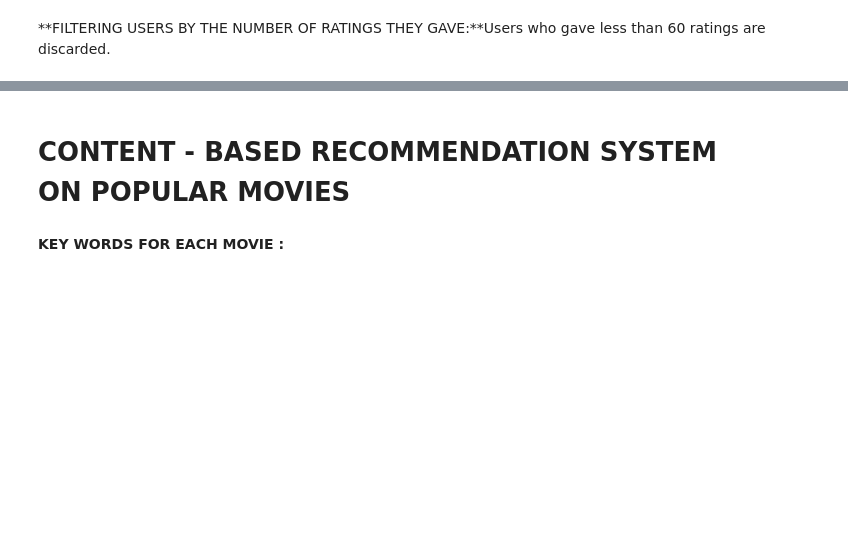
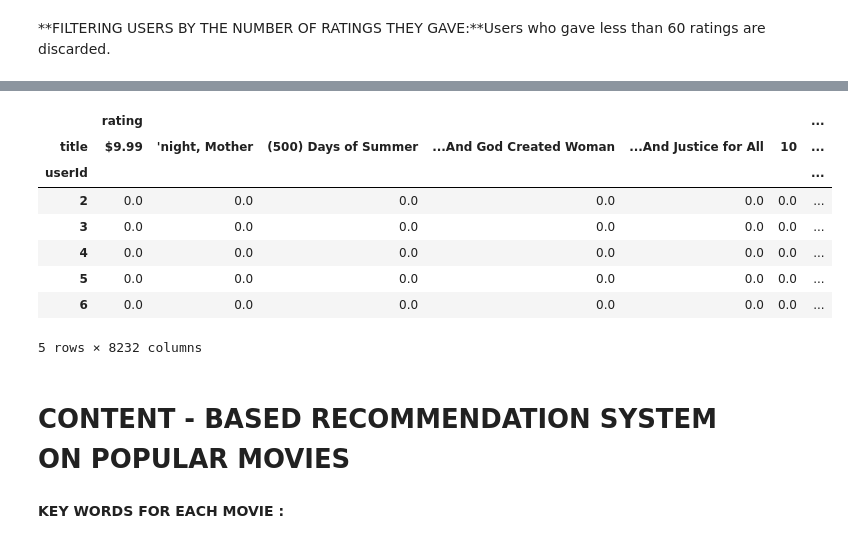
Before and after one commit to disha2sinha/Movie-Recommendation-System, a Jupyter notebook: Recommendation_System.ipynb, the cells around one changed output, grey strips where cells are left out. Saved outputs shown, nothing was run; the diff lists cells and outputs as text; code cells hidden in the pictures; blank space fills up the shorter version.

```diff
--- a/Recommendation_System.ipynb
+++ b/Recommendation_System.ipynb
@@ -233,3 +233,16 @@ final_ratings.head()
+# %%
+final_ratings_pivot=final_ratings.pivot_table(index=['userId'],columns=['title'],values=['rating']).fillna(0)
+final_ratings_pivot.head()
+# %% [output]
+|  | rating |  |  |  |  |  | ... |
+| title | $9.99 | 'night, Mother | (500) Days of Summer | ...And God Created Woman | ...And Justice for All | 10 | ... |
+| userId |  |  |  |  |  |  | ... |
+| 2 | 0.0 | 0.0 | 0.0 | 0.0 | 0.0 | 0.0 | ... |
+| 3 | 0.0 | 0.0 | 0.0 | 0.0 | 0.0 | 0.0 | ... |
+| 4 | 0.0 | 0.0 | 0.0 | 0.0 | 0.0 | 0.0 | ... |
+| 5 | 0.0 | 0.0 | 0.0 | 0.0 | 0.0 | 0.0 | ... |
+| 6 | 0.0 | 0.0 | 0.0 | 0.0 | 0.0 | 0.0 | ... |
+5 rows × 8232 columns
 # %% [markdown]
 # **CONTENT - BASED RECOMMENDATION SYSTEM ON POPULAR MOVIES**
 # %% [markdown]
```
Also changed, not shown: parts of 14 cells of this notebook.
